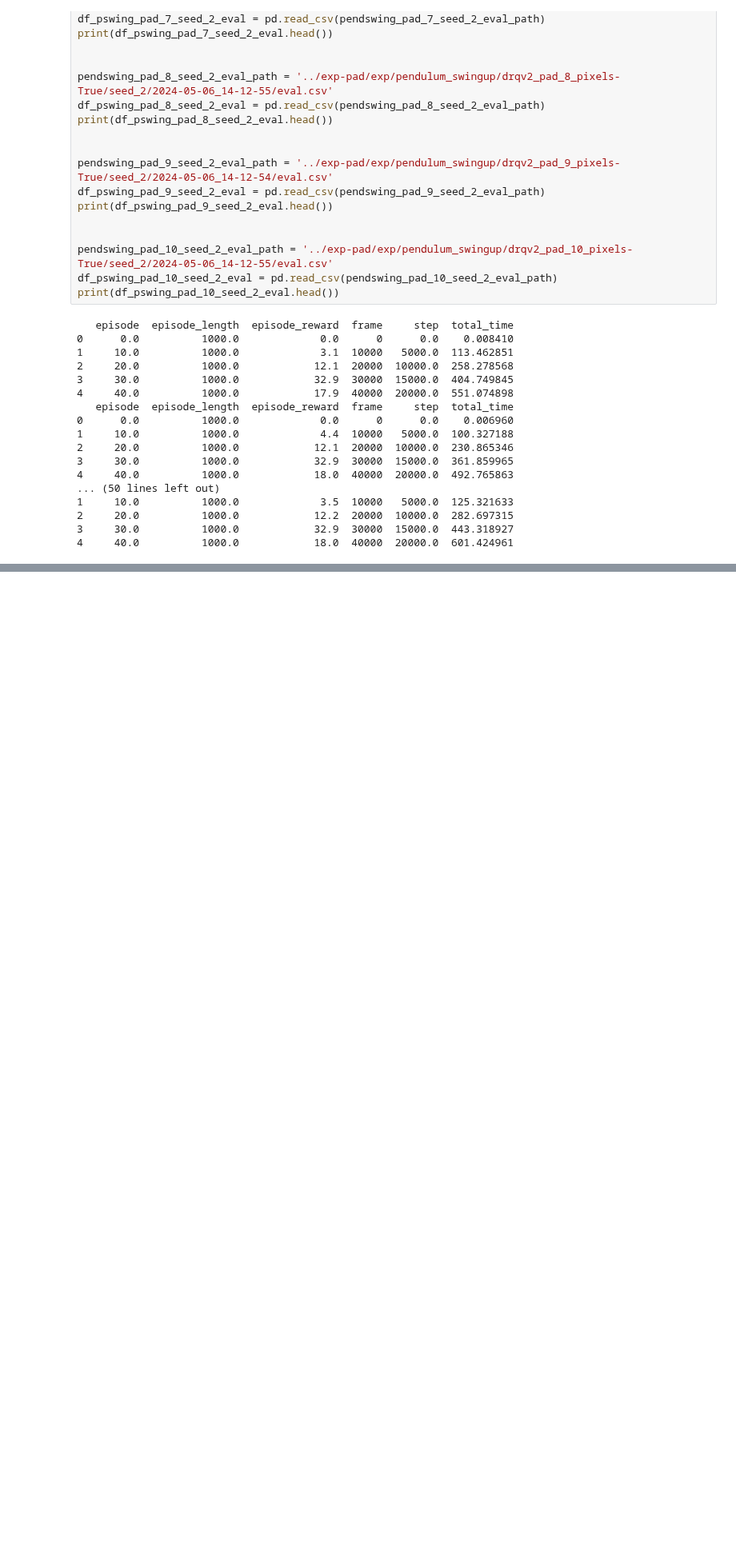
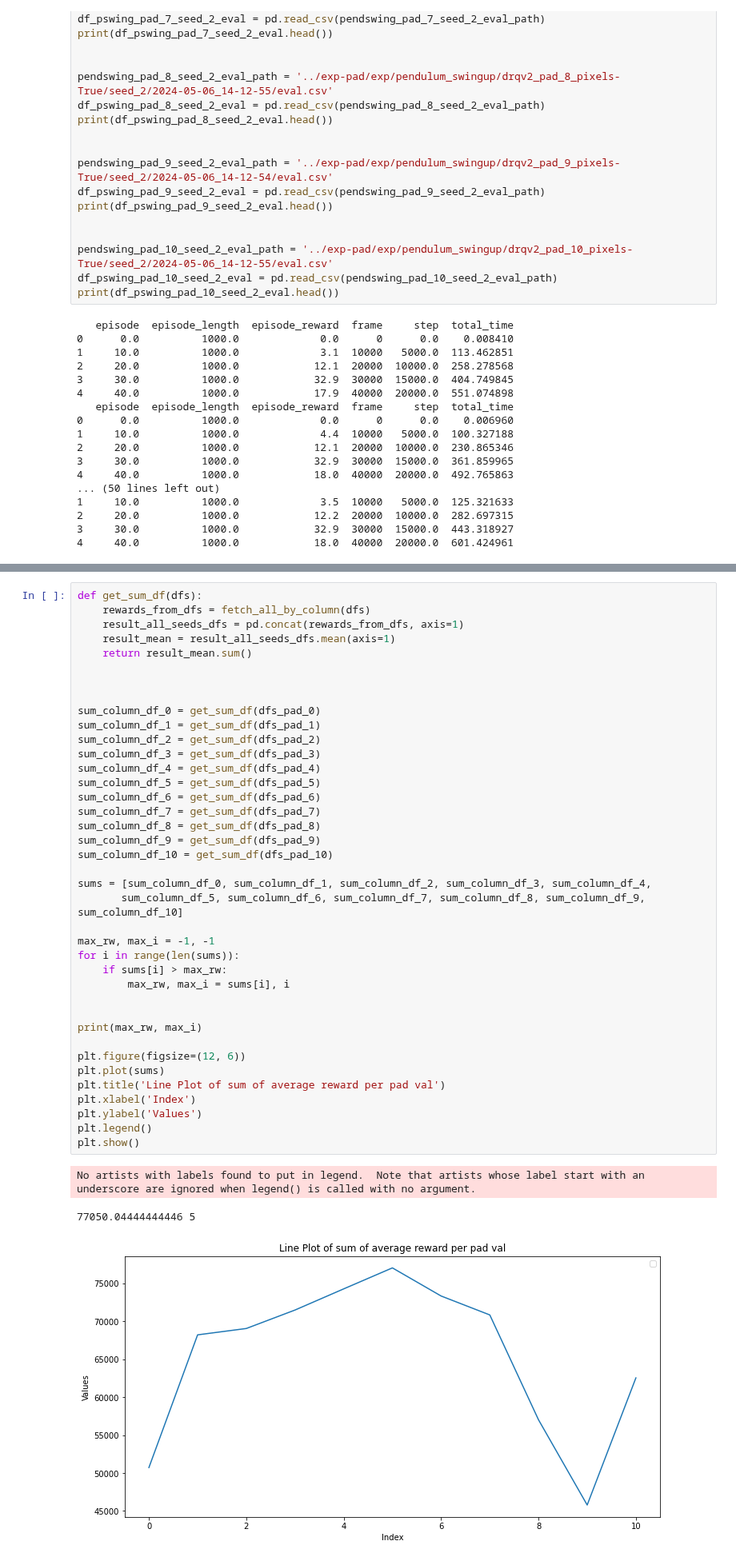
Before and after one commit to vBarbaros/smart-rl, a Jupyter notebook: notebooks/pad-metrics.ipynb, the cells around one changed output, grey strips where cells are left out. Shown at 80% size. Cells and saved outputs as stored; diff of their text form; blank space fills up the shorter version.

```diff
--- a/notebooks/pad-metrics.ipynb
+++ b/notebooks/pad-metrics.ipynb
@@ -174,0 +234,43 @@ Found files:
+# %%
+def get_sum_df(dfs):
+    rewards_from_dfs = fetch_all_by_column(dfs)
+    result_all_seeds_dfs = pd.concat(rewards_from_dfs, axis=1)
+    result_mean = result_all_seeds_dfs.mean(axis=1)
+    return result_mean.sum()
+
+
+
+sum_column_df_0 = get_sum_df(dfs_pad_0)
+sum_column_df_1 = get_sum_df(dfs_pad_1)
+sum_column_df_2 = get_sum_df(dfs_pad_2)
+sum_column_df_3 = get_sum_df(dfs_pad_3)
+sum_column_df_4 = get_sum_df(dfs_pad_4)
+sum_column_df_5 = get_sum_df(dfs_pad_5)
+sum_column_df_6 = get_sum_df(dfs_pad_6)
+sum_column_df_7 = get_sum_df(dfs_pad_7)
+sum_column_df_8 = get_sum_df(dfs_pad_8)
+sum_column_df_9 = get_sum_df(dfs_pad_9)
+sum_column_df_10 = get_sum_df(dfs_pad_10)
+
+sums = [sum_column_df_0, sum_column_df_1, sum_column_df_2, sum_column_df_3, sum_column_df_4,
+       sum_column_df_5, sum_column_df_6, sum_column_df_7, sum_column_df_8, sum_column_df_9, sum_column_df_10]
+
+max_rw, max_i = -1, -1
+for i in range(len(sums)):
+    if sums[i] > max_rw:
+        max_rw, max_i = sums[i], i
+
+
+print(max_rw, max_i)
+
+plt.figure(figsize=(12, 6))
+plt.plot(sums)
+plt.title('Line Plot of sum of average reward per pad val')
+plt.xlabel('Index')
+plt.ylabel('Values')
+plt.legend()
+plt.show()
+# %% [output]
+No artists with labels found to put in legend.  Note that artists whose label start with an underscore are ignored when legend() is called with no argument.
+77050.04444444446 5
+[figure, added]
```
Also changed, not shown: parts of 3 cells of this notebook.
